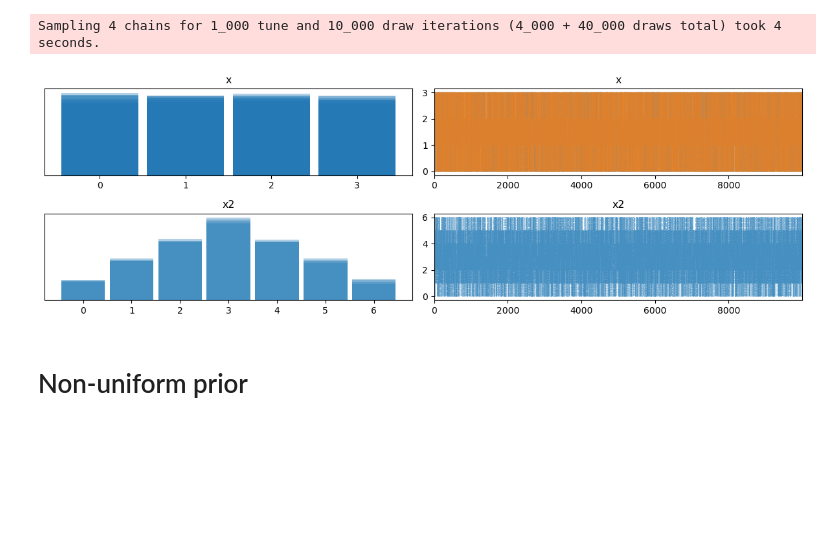
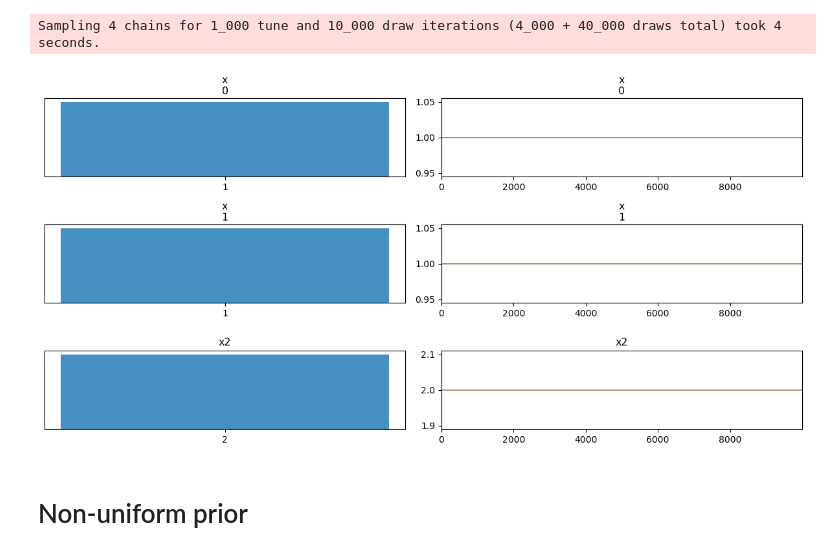
Before and after one commit to itu-square/sat-metropolis, a Jupyter notebook: experiments/pymc/triangle/triangle_PyMC.ipynb, the cells around one changed output. Drawn from its saved outputs; the diff is of its cells as text; code cells hidden in the pictures; blank space fills up the shorter version.

```diff
--- a/experiments/pymc/triangle/triangle_PyMC.ipynb
+++ b/experiments/pymc/triangle/triangle_PyMC.ipynb
@@ -10,6 +10,7 @@ import numpy as np
 with pm.Model() as model:
     x  = pm.DiscreteUniform('x', 0, 3, shape=2)
     x2 = pm.Deterministic('x2', x[0] + x[1])
+    pm.DiracDelta('obs', x2, observed=2)
     trace = pm.sample(draws=10_000, chains=4)
 # %% [output]
 Multiprocess sampling (4 chains in 4 jobs)
@@ -17,9 +18,9 @@ Metropolis: [x]
 [interactive output not drawn]
 Sampling 4 chains for 1_000 tune and 10_000 draw iterations (4_000 + 40_000 draws total) took 4 seconds.
 # %%
-pm.plot_trace(trace);
+pm.plot_trace(trace, compact=False);
 # %% [output]
-[figure, old version]
+[figure, new version]
 # %% [markdown]
 #  Non-uniform prior
 # %%
```
